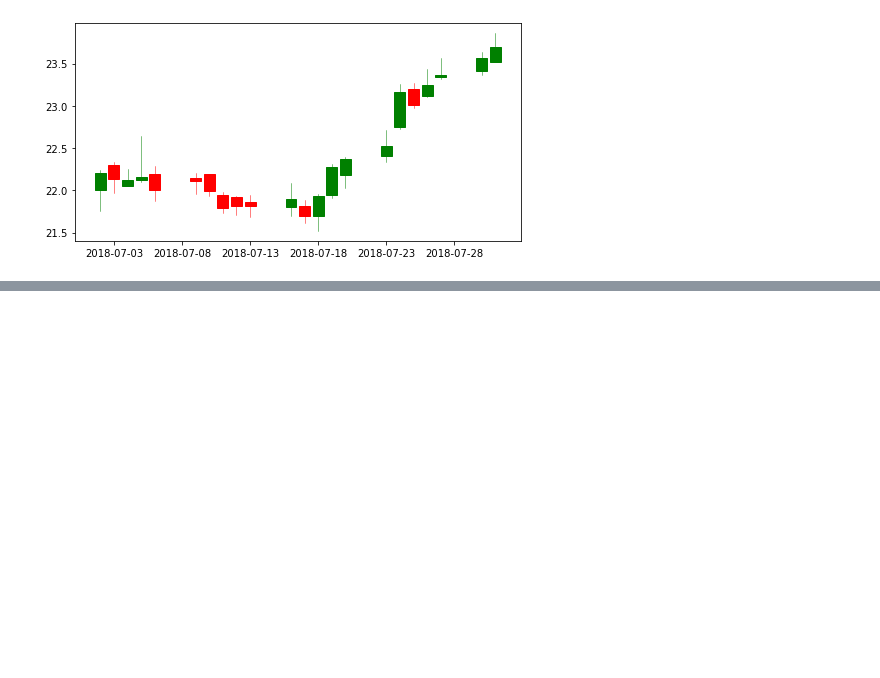
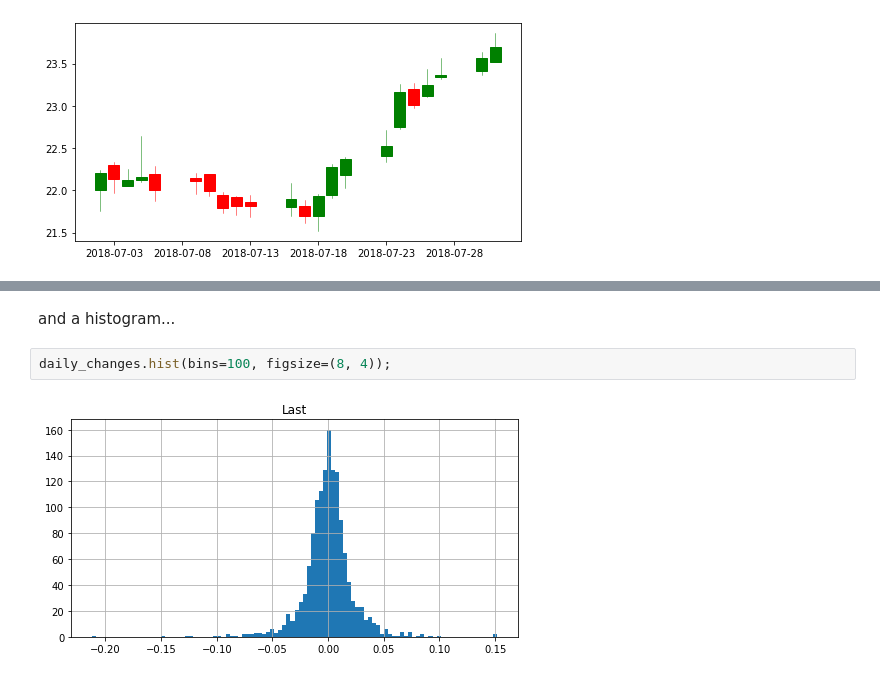
Before and after one commit to BR0B0T/Something, a Jupyter notebook: Financial_analytics.ipynb, the cells around one changed output, grey strips where cells are left out. Drawn from its saved outputs; the diff is of its cells as text; blank space fills up the shorter version.

```diff
--- a/Financial_analytics.ipynb
+++ b/Financial_analytics.ipynb
@@ -79,0 +103,6 @@ candlestick_ohlc(ax, df_ohlc.values, width=0.8, colorup='green', colordown='red'
+# %% [markdown]
+and a histogram...
+# %%
+daily_changes.hist(bins=100, figsize=(8, 4));
+# %% [output]
+[figure, added]
```
Also changed, not shown: parts of 17 cells of this notebook.
